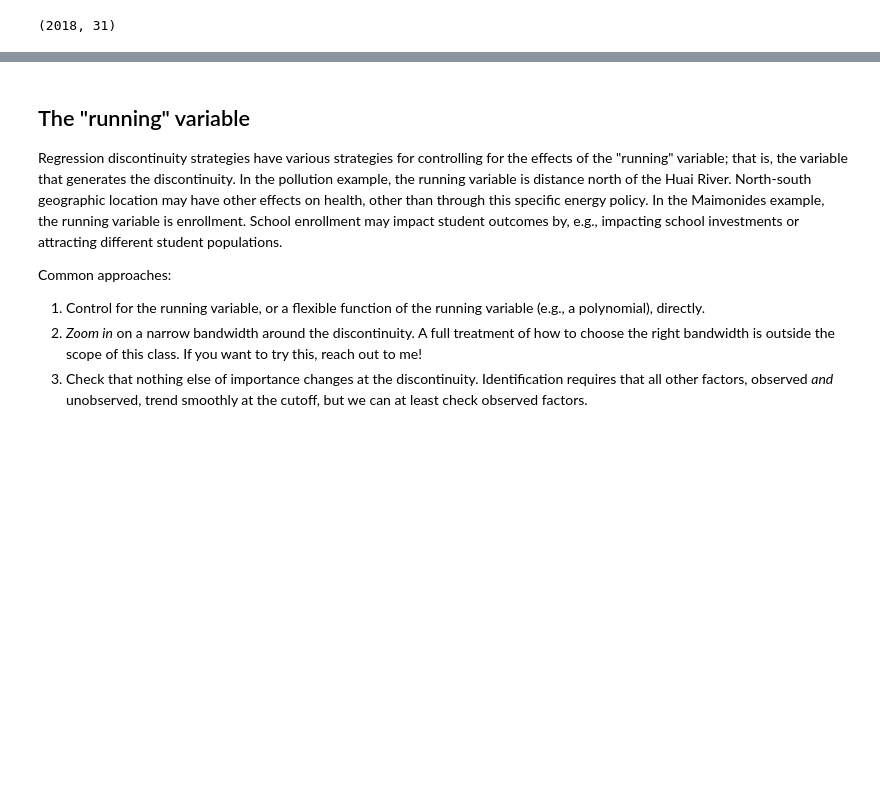
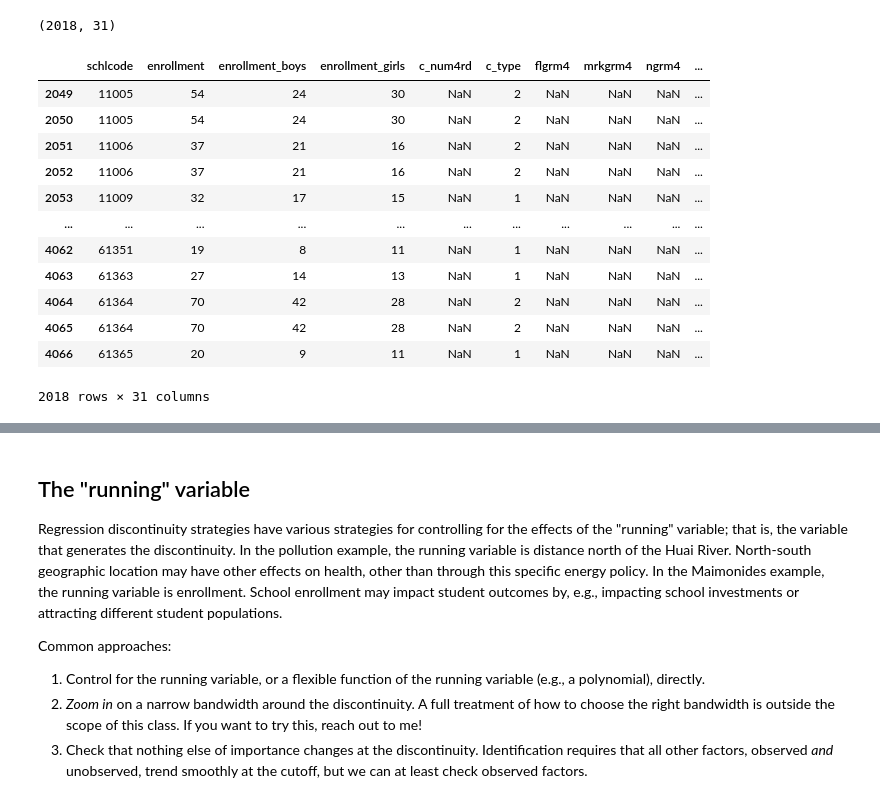
Before and after one commit to messymoose/ECON570, a Jupyter notebook: Lectures/10_23_iv_and_rd.ipynb, the cells around one changed output, grey strips where cells are left out. Drawn from its saved outputs; the diff is of its cells as text; code cells hidden in the pictures; blank space fills up the shorter version.

```diff
--- a/Lectures/10_23_iv_and_rd.ipynb
+++ b/Lectures/10_23_iv_and_rd.ipynb
@@ -270,6 +270,22 @@ reading = reading.loc[reading['grade'] == 5]
 reading.shape
 # %% [output]
 (2018, 31)
+# %%
+reading
+# %% [output]
+|  | schlcode | enrollment | enrollment_boys | enrollment_girls | c_num4rd | c_type | flgrm4 | mrkgrm4 | ngrm4 | ... |
+| 2049 | 11005 | 54 | 24 | 30 | NaN | 2 | NaN | NaN | NaN | ... |
+| 2050 | 11005 | 54 | 24 | 30 | NaN | 2 | NaN | NaN | NaN | ... |
+| 2051 | 11006 | 37 | 21 | 16 | NaN | 2 | NaN | NaN | NaN | ... |
+| 2052 | 11006 | 37 | 21 | 16 | NaN | 2 | NaN | NaN | NaN | ... |
+| 2053 | 11009 | 32 | 17 | 15 | NaN | 1 | NaN | NaN | NaN | ... |
+| ... | ... | ... | ... | ... | ... | ... | ... | ... | ... | ... |
+| 4062 | 61351 | 19 | 8 | 11 | NaN | 1 | NaN | NaN | NaN | ... |
+| 4063 | 61363 | 27 | 14 | 13 | NaN | 1 | NaN | NaN | NaN | ... |
+| 4064 | 61364 | 70 | 42 | 28 | NaN | 2 | NaN | NaN | NaN | ... |
+| 4065 | 61364 | 70 | 42 | 28 | NaN | 2 | NaN | NaN | NaN | ... |
+| 4066 | 61365 | 20 | 9 | 11 | NaN | 1 | NaN | NaN | NaN | ... |
+2018 rows × 31 columns
 # %%
 res_read = smf.ols('avgverb ~ classize', data=reading).fit(cov_type='HC3')
 res_read.summary()
```
Also changed, not shown: parts of 6 cells of this notebook, 4 other files.
